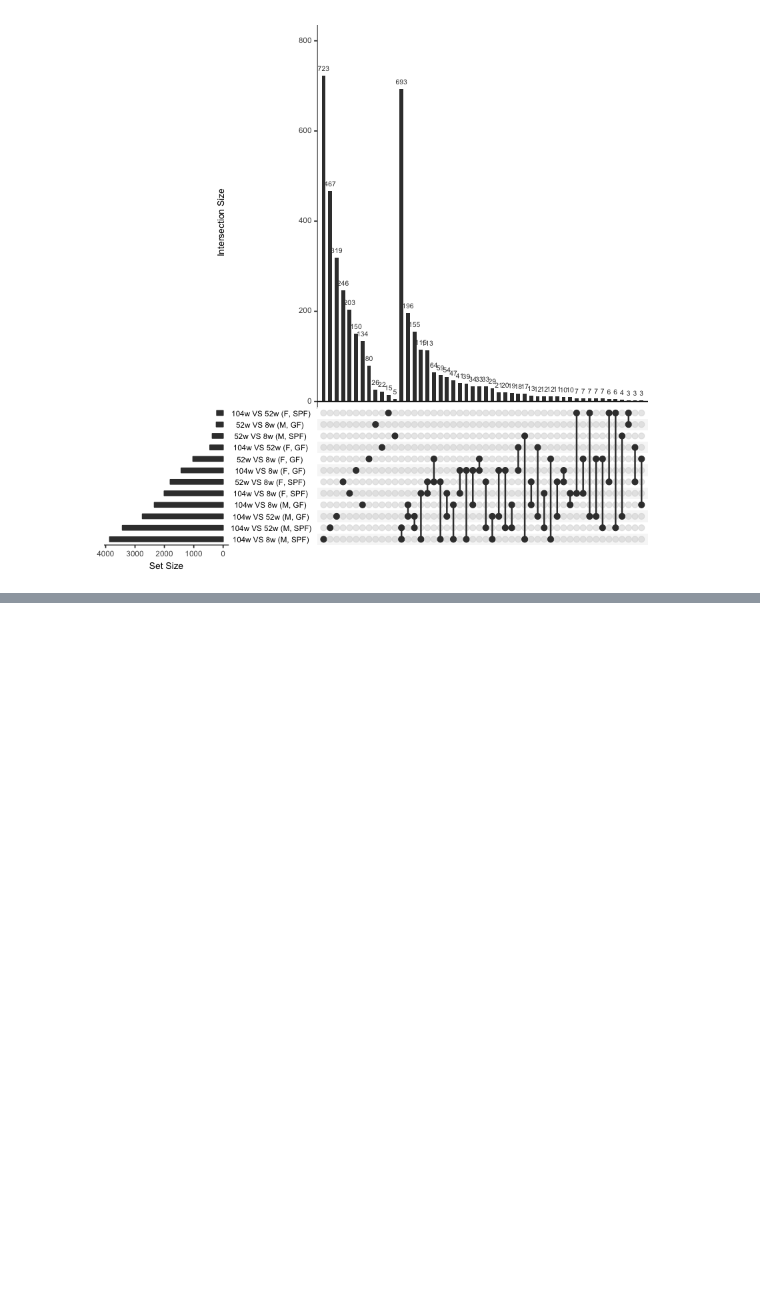
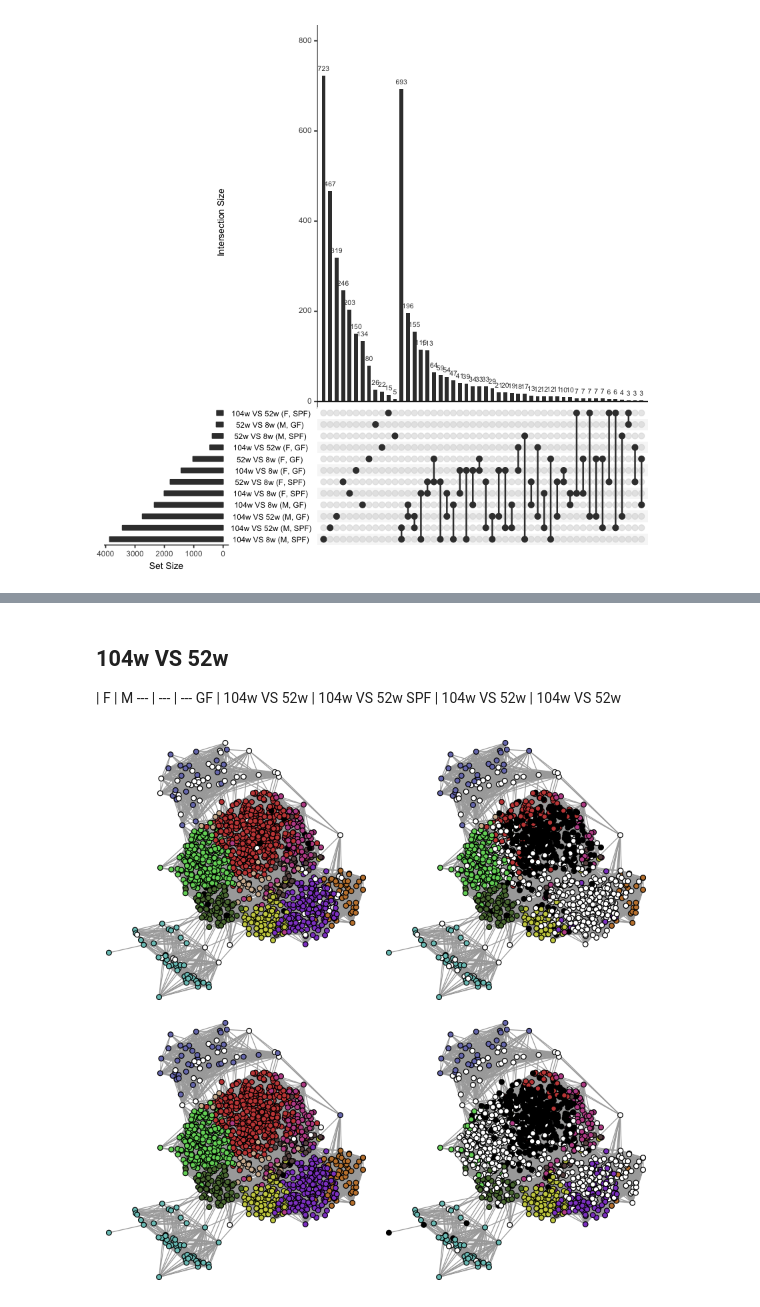
Before and after one commit to anuprulez/amma, a Jupyter notebook: src/age-effect-type-gender.ipynb, the cells around one changed output, grey strips where cells are left out. Cells and saved outputs as stored; diff of their text form; code cells hidden in the pictures; blank space fills up the shorter version.

```diff
--- a/src/age-effect-type-gender.ipynb
+++ b/src/age-effect-type-gender.ipynb
@@ -138,0 +167,19 @@ upset(as.data.frame(age_type_gender_deg$deg), nsets = 12, nintersects=50)
+# %% [markdown]
+## 104w VS 52w
+
+ | F | M
+--- | --- | ---
+GF | 104w VS 52w | 104w VS 52w
+SPF | 104w VS 52w | 104w VS 52w
+# %%
+par(mfrow=c(2,2),mar=c(0,0,0,0))
+col_104w_vs_52w_F_GF = get_deg_colors(age_type_gender_deg, "104w VS 52w (F, GF)", connected_gene_colors, module_nb)
+plot_net_with_layout(net, col_104w_vs_52w_F_GF, pal2, layout, add_legend=F)
+col_104w_vs_52w_M_GF = get_deg_colors(age_type_gender_deg, "104w VS 52w (M, GF)", connected_gene_colors, module_nb)
+plot_net_with_layout(net, col_104w_vs_52w_M_GF, pal2, layout, add_legend=F)
+col_104w_vs_52w_F_SPF = get_deg_colors(age_type_gender_deg, "104w VS 52w (F, SPF)", connected_gene_colors, module_nb)
+plot_net_with_layout(net, col_104w_vs_52w_F_SPF, pal2, layout, add_legend=F)
+col_104w_vs_52w_M_SPF = get_deg_colors(age_type_gender_deg, "104w VS 52w (M, SPF)", connected_gene_colors, module_nb)
+plot_net_with_layout(net, col_104w_vs_52w_M_SPF, pal2, layout, add_legend=F)
+# %% [output]
+[figure, added]
```
Also changed, not shown: parts of 22 cells of this notebook, 30 other files.
